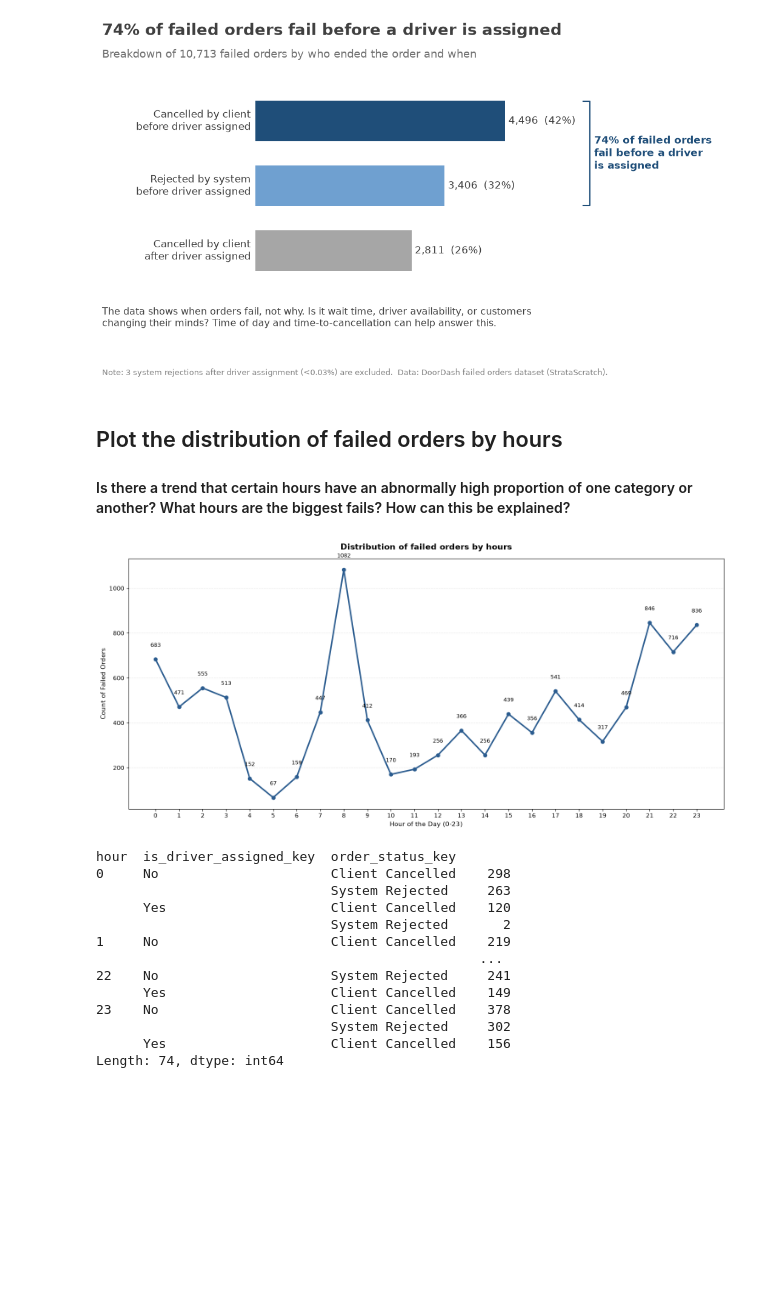
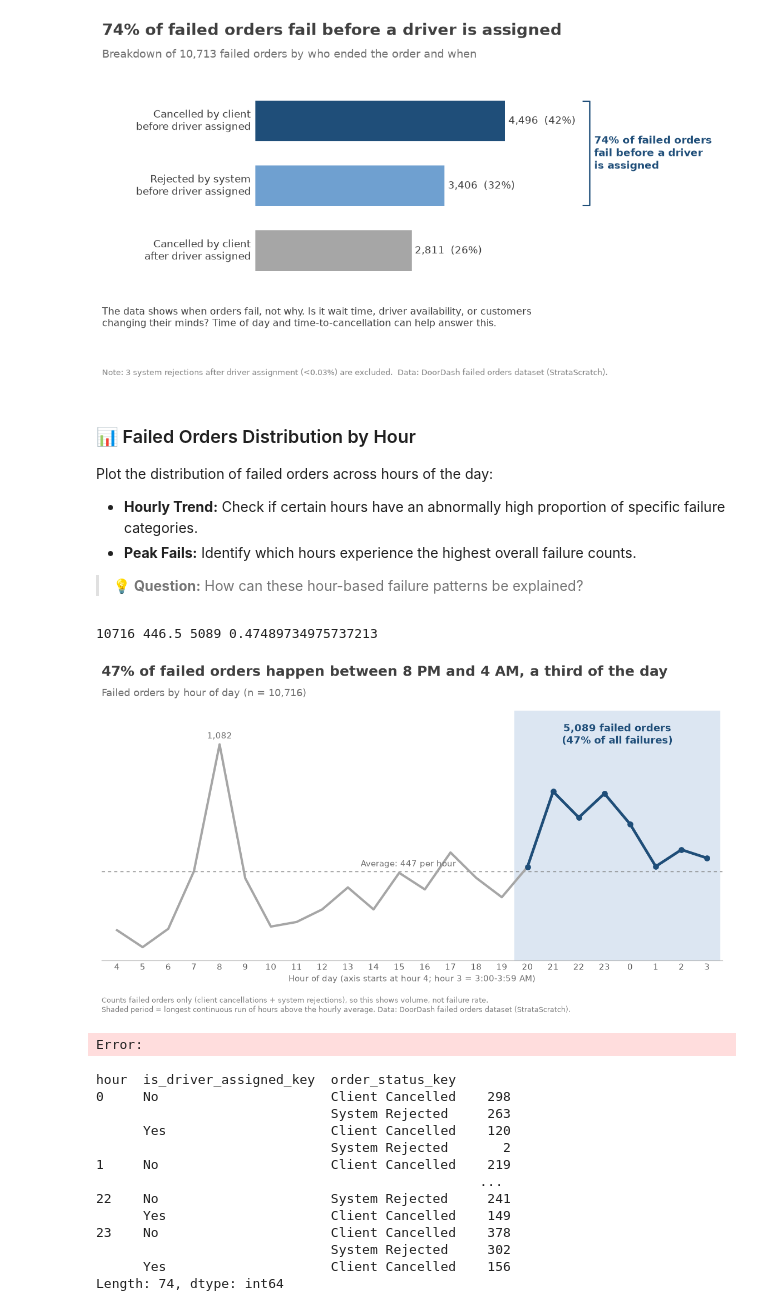
Before and after one commit to s-sarahsalah-oss/Stratascratch-Insights-from-Failed-Orders, a Jupyter notebook: Insights from Failed Orders.ipynb, the cells around one changed output. Drawn from its saved outputs; the diff is of its cells as text; code cells hidden in the pictures; blank space fills up the shorter version.

Commit message:
plot of distribution of failed orders by hour is updated corresponding to storytelling with data principles

```diff
--- a/Insights from Failed Orders.ipynb
+++ b/Insights from Failed Orders.ipynb
@@ -112,26 +112,74 @@ plt.savefig("failure_reasons_story.png", dpi=150)
 # %% [output]
 [figure]
 # %% [markdown]
-## Plot the distribution of failed orders by hours
-#### Is there a trend that certain hours have an abnormally high proportion of one category or another? What hours are the biggest fails? How can this be explained?
+### 📊 Failed Orders Distribution by Hour
+
+Plot the distribution of failed orders across hours of the day:
+* **Hourly Trend:** Check if certain hours have an abnormally high proportion of specific failure categories.
+* **Peak Fails:** Identify which hours experience the highest overall failure counts.
+
+> 💡 **Question:** How can these hour-based failure patterns be explained?
 # %%
 
 df_grouped_by_hour = orders_df.groupby(orders_df['order_datetime'].dt.hour).size()
-plt.figure(figsize=(15,7))
-plt.plot(df_grouped_by_hour.index, df_grouped_by_hour.values, color="#2b5c8f", linewidth=2.5, marker='o')
-for x, y in zip(df_grouped_by_hour.index, df_grouped_by_hour.values):
-    plt.text(x, y + 50, str(y), ha='center', va='bottom', fontsize=9)
+counts = df_grouped_by_hour.tolist()  # hours 0..23
+total = sum(counts)                       # 10,716
+avg = total / 24                          # 446.5
 
-plt.xticks(range(0,24))
-plt.title("Distribution of failed orders by hours",fontsize=14, pad=15, fontweight='bold')
-plt.xlabel("Hour of the Day (0-23)", fontsize=11)
-plt.ylabel("Count of Failed Orders", fontsize=11)
-plt.grid(axis='y', linestyle='--', alpha=0.3)
-plt.tight_layout()
-plt.savefig("hourly_failures1.png", dpi=150, bbox_inches='tight')
-plt.show()
+order = list(range(4, 24)) + [0, 1, 2, 3]  # axis starts at hour 4
+y = [counts[h] for h in order]
+x = list(range(24))
+
+hi_hours = [20, 21, 22, 23, 0, 1, 2, 3]
+hi_idx = [i for i, h in enumerate(order) if h in hi_hours]   # 16..23
+hi_total = sum(counts[h] for h in hi_hours)                  # 5,089
+
+BLUE, GRAY = "#1F4E79", "#A6A6A6"
+fig, ax = plt.subplots(figsize=(12, 6.6))
+
+# shaded high-period
+ax.axvspan(hi_idx[0] - 0.5, hi_idx[-1] + 0.5, color="#DCE6F2", zorder=0)
+
+# gray line everywhere, blue over the high period
+ax.plot(x, y, color=GRAY, lw=3, zorder=2)
+ax.plot(hi_idx, [y[i] for i in hi_idx], color=BLUE, lw=3.5, zorder=3)
+ax.scatter(hi_idx, [y[i] for i in hi_idx], color=BLUE, s=45, zorder=4)
+
+# average line
+ax.axhline(avg, color="#808080", lw=1, ls=(0, (4, 4)), zorder=1)
+ax.text(9.5, avg + 25, f"Average: {int(avg + 0.5)} per hour", color="#707070", fontsize=11)
+
+# hour 8 as gray context
+i8 = order.index(8)
+ax.text(i8, y[i8] + 30, f"{y[i8]:,}", ha="center", color="#707070", fontsize=11)
+
+# main annotation inside shaded area
+ax.text((hi_idx[0] + hi_idx[-1]) / 2, 1130,
+        f"{hi_total:,} failed orders\n({hi_total/total:.0%} of all failures)",
+        ha="center", va="center", color=BLUE, fontsize=13, fontweight="bold")
+
+ax.set_xticks(x)
+ax.set_xticklabels([str(h) for h in order], fontsize=11, color="#606060")
+ax.set_xlabel("Hour of day (axis starts at hour 4; hour 3 = 3:00-3:59 AM)", fontsize=11, color="#707070")
+ax.set_xlim(-0.6, 23.6); ax.set_ylim(0, 1250)
+ax.set_yticks([])
+for s in ["top", "right", "left"]: ax.spines[s].set_visible(False)
+ax.spines["bottom"].set_color("#B0B0B0"); ax.tick_params(axis="x", length=0)
+
+fig.text(0.04, 0.945, f"{hi_total/total:.0%} of failed orders happen between 8 PM and 4 AM, a third of the day",
+         fontsize=18, fontweight="bold", color="#404040")
+fig.text(0.04, 0.89, f"Failed orders by hour of day (n = {total:,})", fontsize=13, color="#707070")
+fig.text(0.04, 0.03,
+         "Counts failed orders only (client cancellations + system rejections), so this shows volume, not failure rate.\n"
+         "Shaded period = longest continuous run of hours above the hourly average. Data: DoorDash failed orders dataset (StrataScratch).",
+         fontsize=9.5, color="#808080")
+plt.subplots_adjust(left=0.04, right=0.97, top=0.85, bottom=0.17)
+plt.savefig("failed_orders_by_hour_story.png", dpi=150)
+print(total, avg, hi_total, hi_total/total)
 # %% [output]
+10716 446.5 5089 0.47489734975737213
-[figure, old version]
+[figure, new version]
+Error:
 # %%
 orders_df['hour'] =orders_df['order_datetime'].dt.hour
 df_grouped_by_hour_and_catogory = orders_df.groupby(['hour', 'is_driver_assigned_key','order_status_key']).size()
```
Also changed, not shown: 5 other files.
